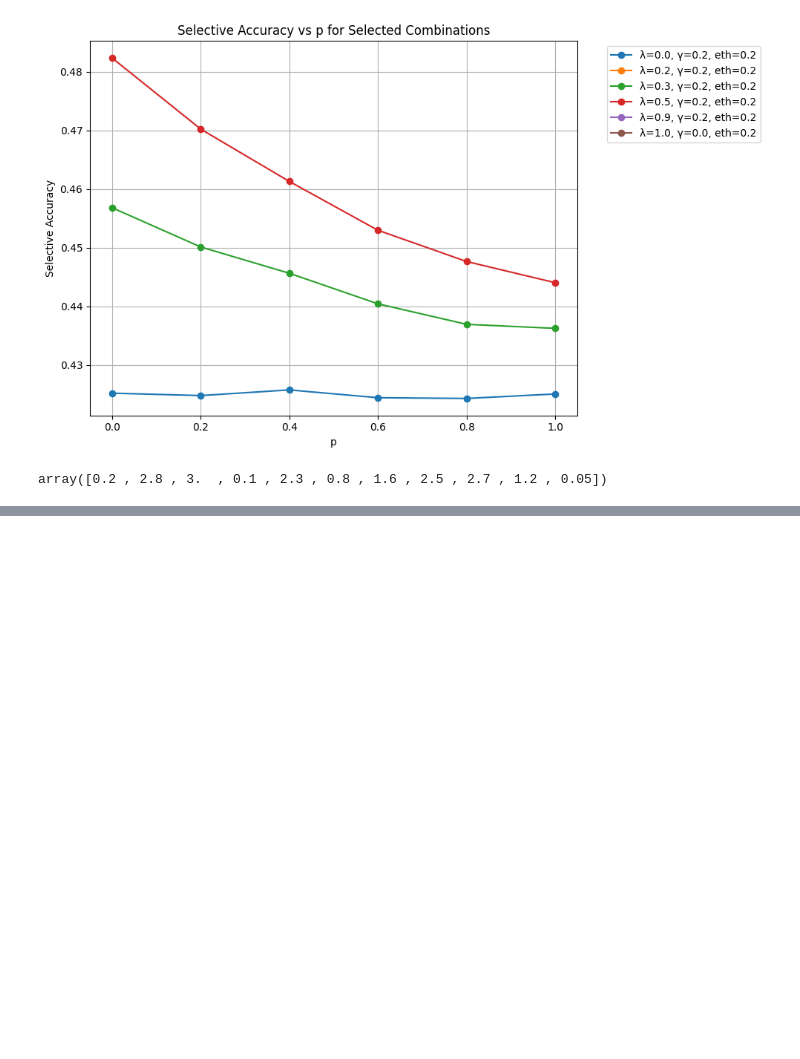
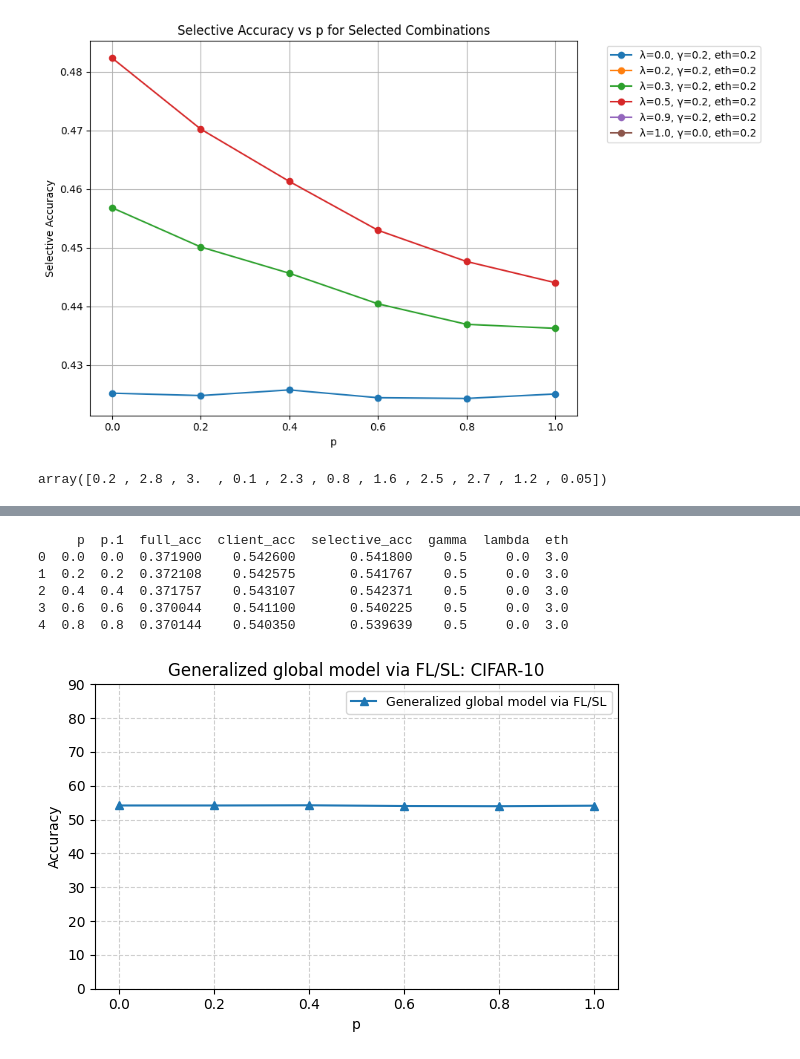
Before and after one commit to iffishells/FL-JointPG--inference-stage-optimization-WirelessEdge, a Jupyter notebook: code/main.ipynb, the cells around one changed output, grey strips where cells are left out. Drawn from its saved outputs; the diff is of its cells as text; code cells hidden in the pictures; blank space fills up the shorter version.

```diff
--- a/code/main.ipynb
+++ b/code/main.ipynb
@@ -487,0 +791,53 @@ array([0.2 , 2.8 , 3.  , 0.1 , 2.3 , 0.8 , 1.6 , 2.5 , 2.7 , 1.2 , 0.05])
+# %%
+import pandas as pd
+import matplotlib.pyplot as plt
+import os
+import re
+
+# Path to your CSV file
+file_path = "results/splitgp_vgg11_results_CIFAR10_method_splitgp_rounds_800_clients_50_model_split_index_11_gamma_0.5_lambda_split_0.2_ETH_0.05/splitgp_combined_results_eth_2.70.csv"
+
+# multi-exit
+file_path = "results/splitgp_vgg11_results_CIFAR10_method_multi-exit_rounds_800_clients_50_model_split_index_11_gamma_0.5_lambda_split_0.0_ETH_0.2/multi-exit_combined_results_eth_3.00_gamma_0.5_lambda_split_0.0.csv"
+
+# generalized global model
+file_path = "results/splitgp_vgg11_results_CIFAR10_method_multi-exit_rounds_800_clients_50_model_split_index_11_gamma_0.5_lambda_split_0.0_ETH_0.2/multi-exit_combined_results_eth_3.00_gamma_0.5_lambda_split_0.0.csv"
+
+# Extract ETH value from filename (optional, for the title)
+filename = os.path.basename(file_path)
+match = re.search(r"_eth_([0-9]*\.?[0-9]+)", filename)
+eth_value = float(match.group(1)) if match else None
+
+# Read CSV
+df = pd.read_csv(file_path)
+print(df.head())
+
+# Check required columns
+required_cols = ['p', 'selective_acc']
+if not all(col in df.columns for col in required_cols):
+    raise ValueError(f"Missing required columns. Found: {df.columns.tolist()}")
+
+# Sort by p (important for smooth plotting)
+df = df.sort_values(by="p")
+
+# Create plot
+plt.figure(figsize=(6, 4))
+plt.plot(df["p"], df["selective_acc"]*100, label="Generalized global model via FL/SL", marker="^", color="tab:blue")
+
+# Title and labels
+plt.title(f"Generalized global model via FL/SL: CIFAR-10")
+plt.xlabel("p")
+plt.ylabel("Accuracy")
+plt.ylim(0, 90)
+plt.grid(True, linestyle="--", alpha=0.6)
+plt.legend(fontsize=9)
+plt.tight_layout()
+plt.show()
+# %% [output]
+     p  p.1  full_acc  client_acc  selective_acc  gamma  lambda  eth
+0  0.0  0.0  0.371900    0.542600       0.541800    0.5     0.0  3.0
+1  0.2  0.2  0.372108    0.542575       0.541767    0.5     0.0  3.0
+2  0.4  0.4  0.371757    0.543107       0.542371    0.5     0.0  3.0
+3  0.6  0.6  0.370044    0.541100       0.540225    0.5     0.0  3.0
+4  0.8  0.8  0.370144    0.540350       0.539639    0.5     0.0  3.0
+[figure, added]
```
Also changed, not shown: parts of 6 cells of this notebook, 6 other files.
